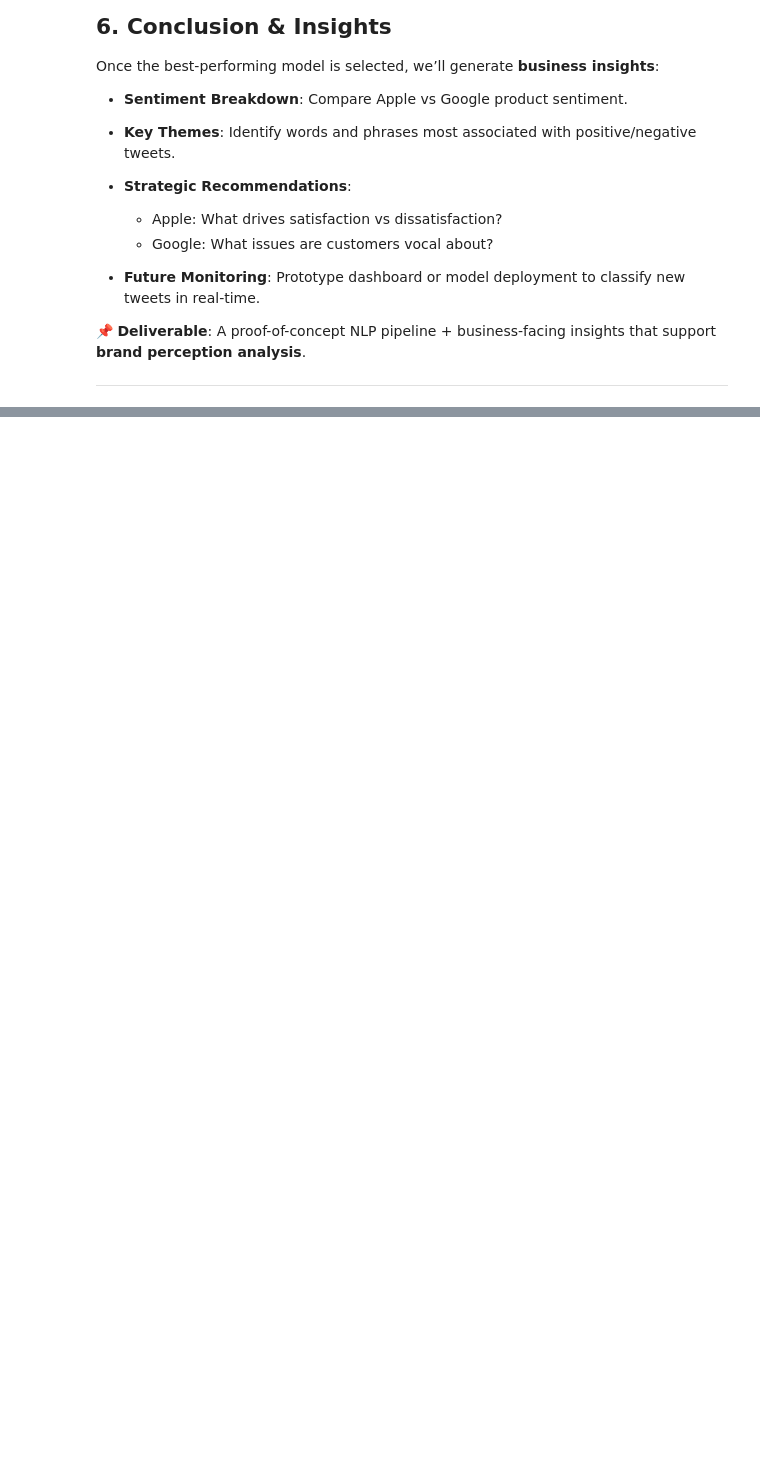
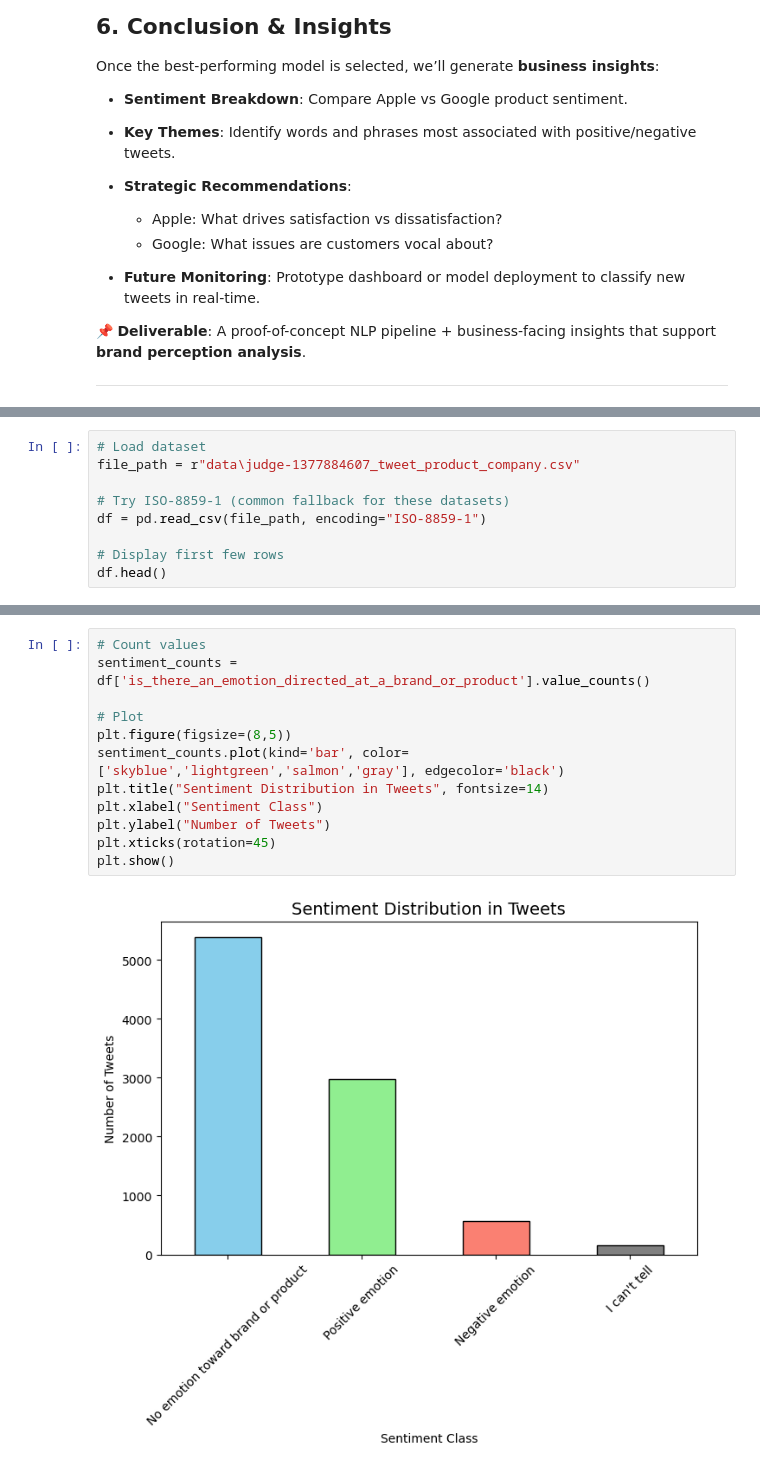
Before and after one commit to g-eez/dsc-phase-4-project, a Jupyter notebook: notebook.ipynb, the cells around one changed output, grey strips where cells are left out. Cells and saved outputs as stored; diff of their text form; blank space fills up the shorter version.

Commit message:
executed data understanding and preprocessing

```diff
--- a/notebook.ipynb
+++ b/notebook.ipynb
@@ -150,0 +213,9 @@ Once the best-performing model is selected, we’ll generate **business insights
+# %%
+# Load dataset
+file_path = r"data\judge-1377884607_tweet_product_company.csv"
+
+# Try ISO-8859-1 (common fallback for these datasets)
+df = pd.read_csv(file_path, encoding="ISO-8859-1")
+
+# Display first few rows
+df.head()
@@ -150,0 +389,14 @@ Once the best-performing model is selected, we’ll generate **business insights
+# %%
+# Count values
+sentiment_counts = df['is_there_an_emotion_directed_at_a_brand_or_product'].value_counts()
+
+# Plot
+plt.figure(figsize=(8,5))
+sentiment_counts.plot(kind='bar', color=['skyblue','lightgreen','salmon','gray'], edgecolor='black')
+plt.title("Sentiment Distribution in Tweets", fontsize=14)
+plt.xlabel("Sentiment Class")
+plt.ylabel("Number of Tweets")
+plt.xticks(rotation=45)
+plt.show()
+# %% [output]
+[figure, added]
```
Also changed, not shown: parts of 17 cells of this notebook.
